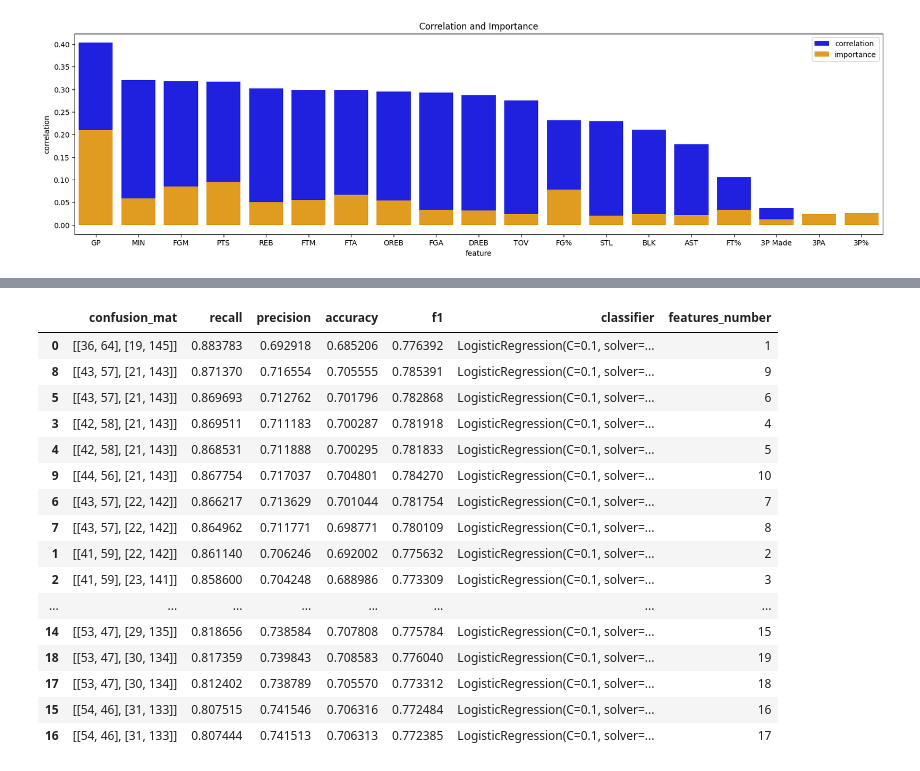
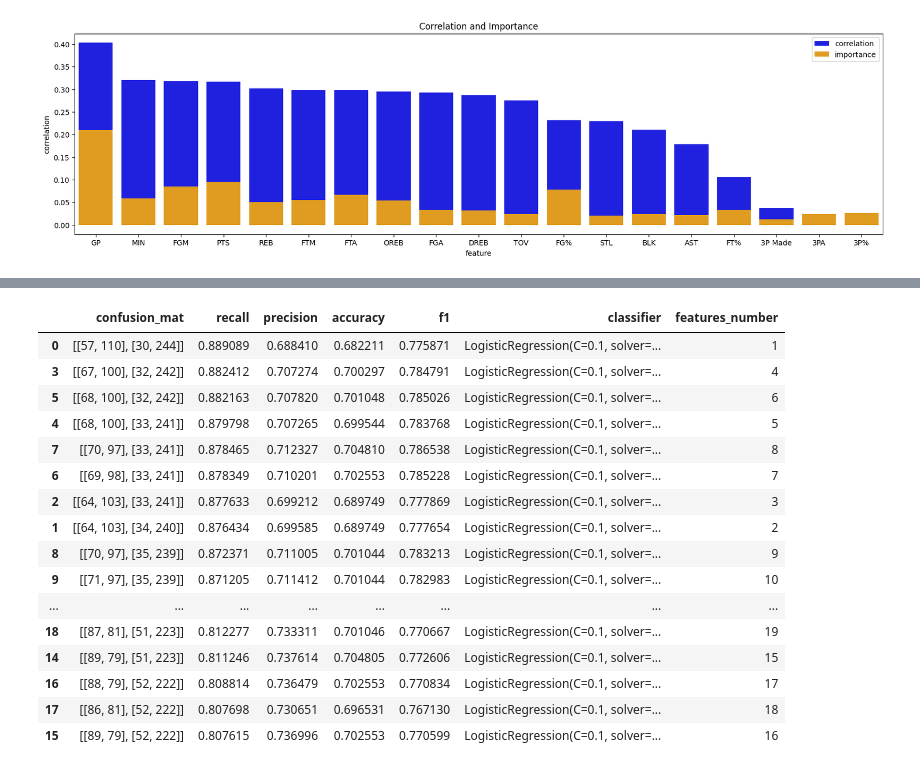
Before and after one commit to JulienDelavande/NBA-prediction, a Jupyter notebook: notebooks/data_preprocessing.ipynb, the cells around one changed output, grey strips where cells are left out. Cells and saved outputs as stored; diff of their text form; code cells hidden in the pictures.

Commit message:
improve models

```diff
--- a/notebooks/data_preprocessing.ipynb
+++ b/notebooks/data_preprocessing.ipynb
@@ -58,7 +60,7 @@ data_preprocessed
 from sklearn.metrics import confusion_matrix, recall_score, precision_score
 from sklearn.model_selection import KFold
 
-def score_classifier(dataset,classifier,labels, folds=3, verbose=True):
+def score_classifier(dataset,classifier,labels, folds=FOLDS, verbose=True):
 
     """
     This function takes in a dataset, classifier and labels and returns the mean confusion matrix, recall, precision, accuracy and f1 score
@@ -162,0 +214,11 @@ scores_blance_method.sort_values(by=['recall', 'f1'], ascending=False)
+# %%
+target = 'TARGET_5Yrs'
+balancer_method = None
+
+model = LogisticRegression(C=0.1, solver='liblinear', class_weight='balanced')
+steps = [('model', model)]
+pipeline = Pipeline(steps=steps)
+
+data_preprocessed = preprocessing(df, method=balancer_method)
+
+scores = score_classifier(data_preprocessed.drop(target, axis=1), model, data_preprocessed[target])
@@ -230,7 +301,7 @@ data_preprocessed = preprocessing(df, method=balancer_method)
 scores_features_number = []
 for number in features_number:
     features_selected = feature_importance_rf.sort_values(by='importance', ascending=False).head(number)['feature'].values
-    scores = score_classifier(data_preprocessed[features_selected[:number]], model, data_preprocessed[target], folds=5, verbose=False)
+    scores = score_classifier(data_preprocessed[features_selected[:number]], model, data_preprocessed[target], verbose=False)
     scores_features_number.append(scores)
 
 scores_features_number = pd.DataFrame(scores_features_number)
@@ -333,7 +393,7 @@ data_preprocessed = preprocessing(df, method=balancer_method)
 scores_features_number = []
 for number in features_number:
     features_selected = correlation_matrix_target.sort_values(by='correlation', ascending=False).head(number)['feature'].values
-    scores = score_classifier(data_preprocessed[features_selected[:number]], model, data_preprocessed[target], folds=5, verbose=False)
+    scores = score_classifier(data_preprocessed[features_selected[:number]], model, data_preprocessed[target], verbose=False)
     scores_features_number.append(scores)
 
 scores_features_number = pd.DataFrame(scores_features_number)
@@ -380,44 +440,44 @@ scores_features_number.sort_values(by=['f1'], ascending=False)
 # %%
 # feature selection : combined score
 
 target = 'TARGET_5Yrs'
 balancer_method = None
 
 features_number = range(1, 20)
 
 model = LogisticRegression(C=0.1, solver='liblinear')
 steps = [('model', model)]
 
 pipeline = Pipeline(steps=steps)
 data_preprocessed = preprocessing(df, method=balancer_method)
 
 scores_features_number = []
 for number in features_number:
     features_selected = combined_df.sort_values(by='combined_score', ascending=False).head(number)['feature'].values
-    scores = score_classifier(data_preprocessed[features_selected[:number]], model, data_preprocessed[target], folds=5, verbose=False)
+    scores = score_classifier(data_preprocessed[features_selected[:number]], model, data_preprocessed[target], verbose=False)
     scores_features_number.append(scores)
 
 scores_features_number = pd.DataFrame(scores_features_number)
 scores_features_number['features_number'] = features_number
 scores_features_number.sort_values(by=['recall', 'f1'], ascending=False)
 # %% [output]
 |  | confusion_mat | recall | precision | accuracy | f1 | classifier | features_number |
-| 0 | [[36, 64], [19, 145]] | 0.883783 | 0.692918 | 0.685206 | 0.776392 | LogisticRegression(C=0.1, solver=... | 1 |
-| 8 | [[43, 57], [21, 143]] | 0.871370 | 0.716554 | 0.705555 | 0.785391 | LogisticRegression(C=0.1, solver=... | 9 |
-| 5 | [[43, 57], [21, 143]] | 0.869693 | 0.712762 | 0.701796 | 0.782868 | LogisticRegression(C=0.1, solver=... | 6 |
-| 3 | [[42, 58], [21, 143]] | 0.869511 | 0.711183 | 0.700287 | 0.781918 | LogisticRegression(C=0.1, solver=... | 4 |
-| 4 | [[42, 58], [21, 143]] | 0.868531 | 0.711888 | 0.700295 | 0.781833 | LogisticRegression(C=0.1, solver=... | 5 |
-| 9 | [[44, 56], [21, 143]] | 0.867754 | 0.717037 | 0.704801 | 0.784270 | LogisticRegression(C=0.1, solver=... | 10 |
-| 6 | [[43, 57], [22, 142]] | 0.866217 | 0.713629 | 0.701044 | 0.781754 | LogisticRegression(C=0.1, solver=... | 7 |
-| 7 | [[43, 57], [22, 142]] | 0.864962 | 0.711771 | 0.698771 | 0.780109 | LogisticRegression(C=0.1, solver=... | 8 |
-| 1 | [[41, 59], [22, 142]] | 0.861140 | 0.706246 | 0.692002 | 0.775632 | LogisticRegression(C=0.1, solver=... | 2 |
-| 2 | [[41, 59], [23, 141]] | 0.858600 | 0.704248 | 0.688986 | 0.773309 | LogisticRegression(C=0.1, solver=... | 3 |
+| 0 | [[57, 110], [30, 244]] | 0.889089 | 0.688410 | 0.682211 | 0.775871 | LogisticRegression(C=0.1, solver=... | 1 |
+| 3 | [[67, 100], [32, 242]] | 0.882412 | 0.707274 | 0.700297 | 0.784791 | LogisticRegression(C=0.1, solver=... | 4 |
+| 5 | [[68, 100], [32, 242]] | 0.882163 | 0.707820 | 0.701048 | 0.785026 | LogisticRegression(C=0.1, solver=... | 6 |
+| 4 | [[68, 100], [33, 241]] | 0.879798 | 0.707265 | 0.699544 | 0.783768 | LogisticRegression(C=0.1, solver=... | 5 |
+| 7 | [[70, 97], [33, 241]] | 0.878465 | 0.712327 | 0.704810 | 0.786538 | LogisticRegression(C=0.1, solver=... | 8 |
+| 6 | [[69, 98], [33, 241]] | 0.878349 | 0.710201 | 0.702553 | 0.785228 | LogisticRegression(C=0.1, solver=... | 7 |
+| 2 | [[64, 103], [33, 241]] | 0.877633 | 0.699212 | 0.689749 | 0.777869 | LogisticRegression(C=0.1, solver=... | 3 |
+| 1 | [[64, 103], [34, 240]] | 0.876434 | 0.699585 | 0.689749 | 0.777654 | LogisticRegression(C=0.1, solver=... | 2 |
+| 8 | [[70, 97], [35, 239]] | 0.872371 | 0.711005 | 0.701044 | 0.783213 | LogisticRegression(C=0.1, solver=... | 9 |
+| 9 | [[71, 97], [35, 239]] | 0.871205 | 0.711412 | 0.701044 | 0.782983 | LogisticRegression(C=0.1, solver=... | 10 |
 | ... | ... | ... | ... | ... | ... | ... | ... |
-| 14 | [[53, 47], [29, 135]] | 0.818656 | 0.738584 | 0.707808 | 0.775784 | LogisticRegression(C=0.1, solver=... | 15 |
-| 18 | [[53, 47], [30, 134]] | 0.817359 | 0.739843 | 0.708583 | 0.776040 | LogisticRegression(C=0.1, solver=... | 19 |
-| 17 | [[53, 47], [30, 134]] | 0.812402 | 0.738789 | 0.705570 | 0.773312 | LogisticRegression(C=0.1, solver=... | 18 |
-| 15 | [[54, 46], [31, 133]] | 0.807515 | 0.741546 | 0.706316 | 0.772484 | LogisticRegression(C=0.1, solver=... | 16 |
-| 16 | [[54, 46], [31, 133]] | 0.807444 | 0.741513 | 0.706313 | 0.772385 | LogisticRegression(C=0.1, solver=... | 17 |
+| 18 | [[87, 81], [51, 223]] | 0.812277 | 0.733311 | 0.701046 | 0.770667 | LogisticRegression(C=0.1, solver=... | 19 |
+| 14 | [[89, 79], [51, 223]] | 0.811246 | 0.737614 | 0.704805 | 0.772606 | LogisticRegression(C=0.1, solver=... | 15 |
+| 16 | [[88, 79], [52, 222]] | 0.808814 | 0.736479 | 0.702553 | 0.770834 | LogisticRegression(C=0.1, solver=... | 17 |
+| 17 | [[86, 81], [52, 222]] | 0.807698 | 0.730651 | 0.696531 | 0.767130 | LogisticRegression(C=0.1, solver=... | 18 |
+| 15 | [[89, 79], [52, 222]] | 0.807615 | 0.736996 | 0.702553 | 0.770599 | LogisticRegression(C=0.1, solver=... | 16 |
 # %%
 scores_features_number.sort_values(by=['f1'], ascending=False)
 # %% [output]
```
Also changed, not shown: parts of 18 cells of this notebook, 8 other files.
